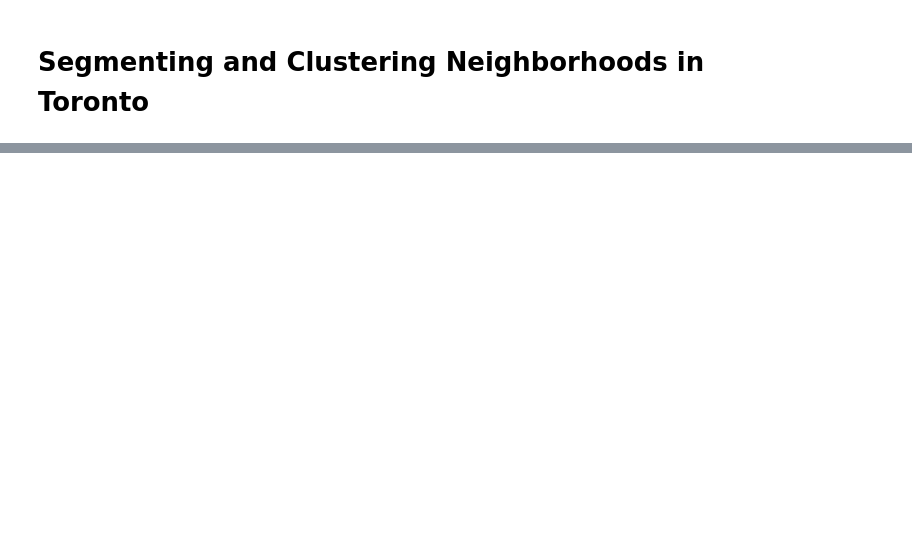
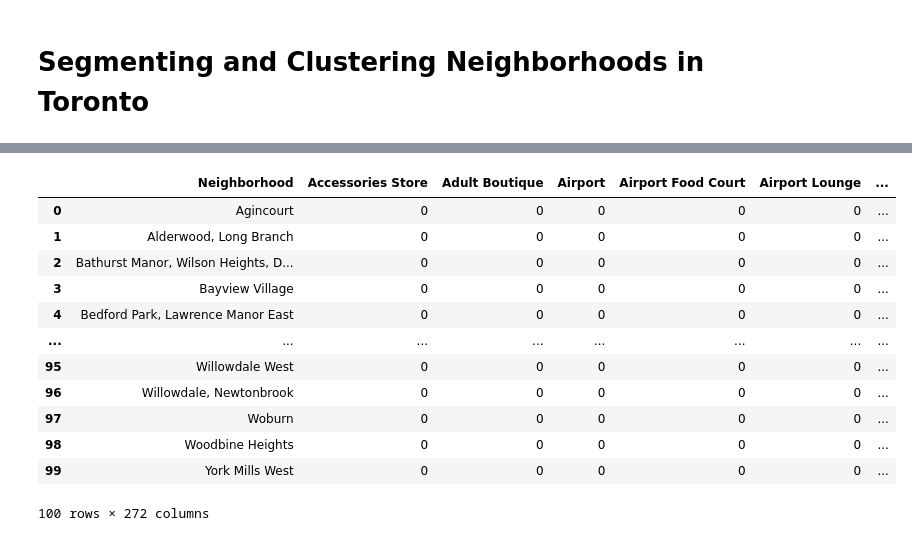
Before and after one commit to cavs1010/Coursera_capstone, a Jupyter notebook: Coursera_capstone.ipynb, the cells around one changed output, grey strips where cells are left out. Saved outputs shown, nothing was run; the diff lists cells and outputs as text; code cells hidden in the pictures; blank space fills up the shorter version.

```diff
--- a/Coursera_capstone.ipynb
+++ b/Coursera_capstone.ipynb
@@ -37,0 +175,16 @@ df.head()
+# %%
+toronto_grouped
+# %% [output]
+|  | Neighborhood | Accessories Store | Adult Boutique | Airport | Airport Food Court | Airport Lounge | ... |
+| 0 | Agincourt | 0 | 0 | 0 | 0 | 0 | ... |
+| 1 | Alderwood, Long Branch | 0 | 0 | 0 | 0 | 0 | ... |
+| 2 | Bathurst Manor, Wilson Heights, D... | 0 | 0 | 0 | 0 | 0 | ... |
+| 3 | Bayview Village | 0 | 0 | 0 | 0 | 0 | ... |
+| 4 | Bedford Park, Lawrence Manor East | 0 | 0 | 0 | 0 | 0 | ... |
+| ... | ... | ... | ... | ... | ... | ... | ... |
+| 95 | Willowdale West | 0 | 0 | 0 | 0 | 0 | ... |
+| 96 | Willowdale, Newtonbrook | 0 | 0 | 0 | 0 | 0 | ... |
+| 97 | Woburn | 0 | 0 | 0 | 0 | 0 | ... |
+| 98 | Woodbine Heights | 0 | 0 | 0 | 0 | 0 | ... |
+| 99 | York Mills West | 0 | 0 | 0 | 0 | 0 | ... |
+100 rows × 272 columns
```
Also changed, not shown: parts of 31 cells of this notebook, 1 other file.
